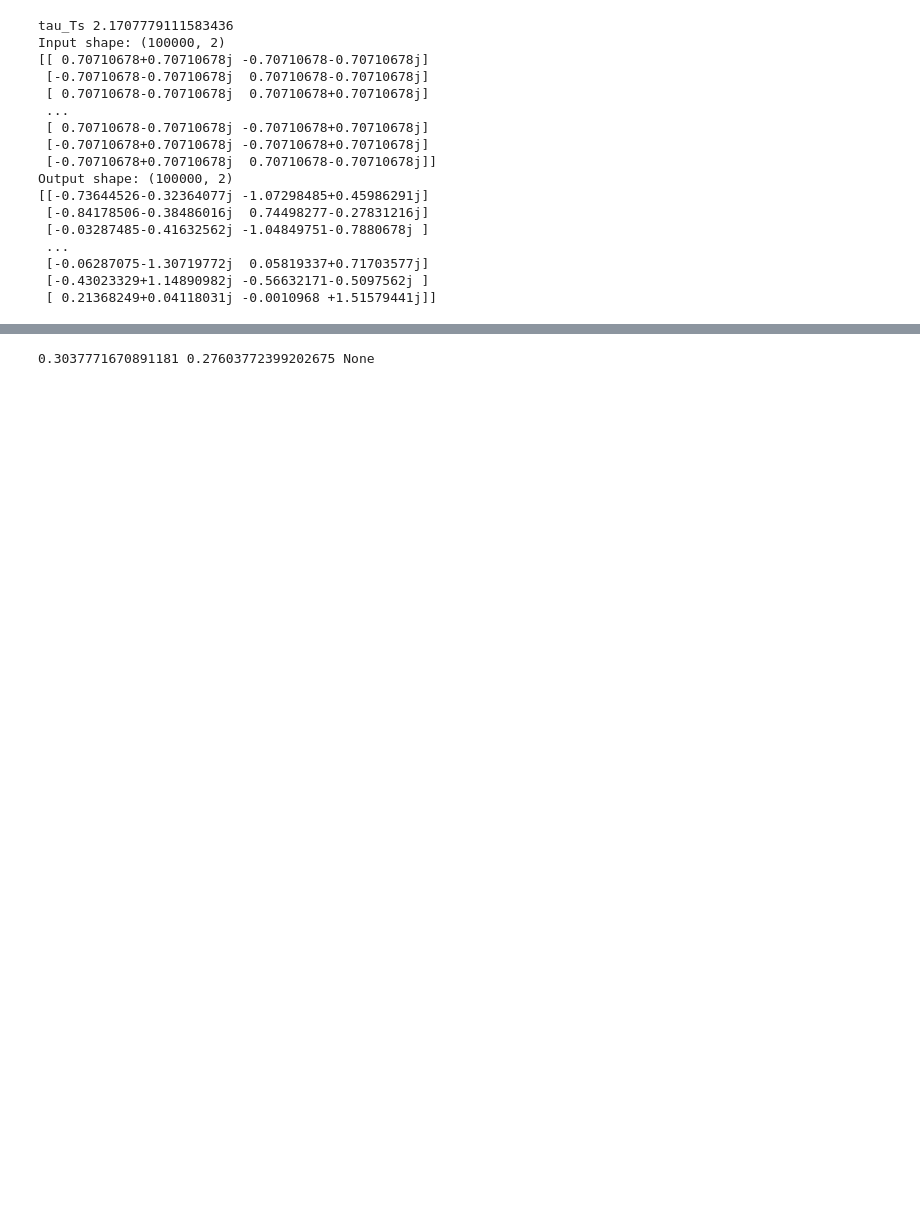
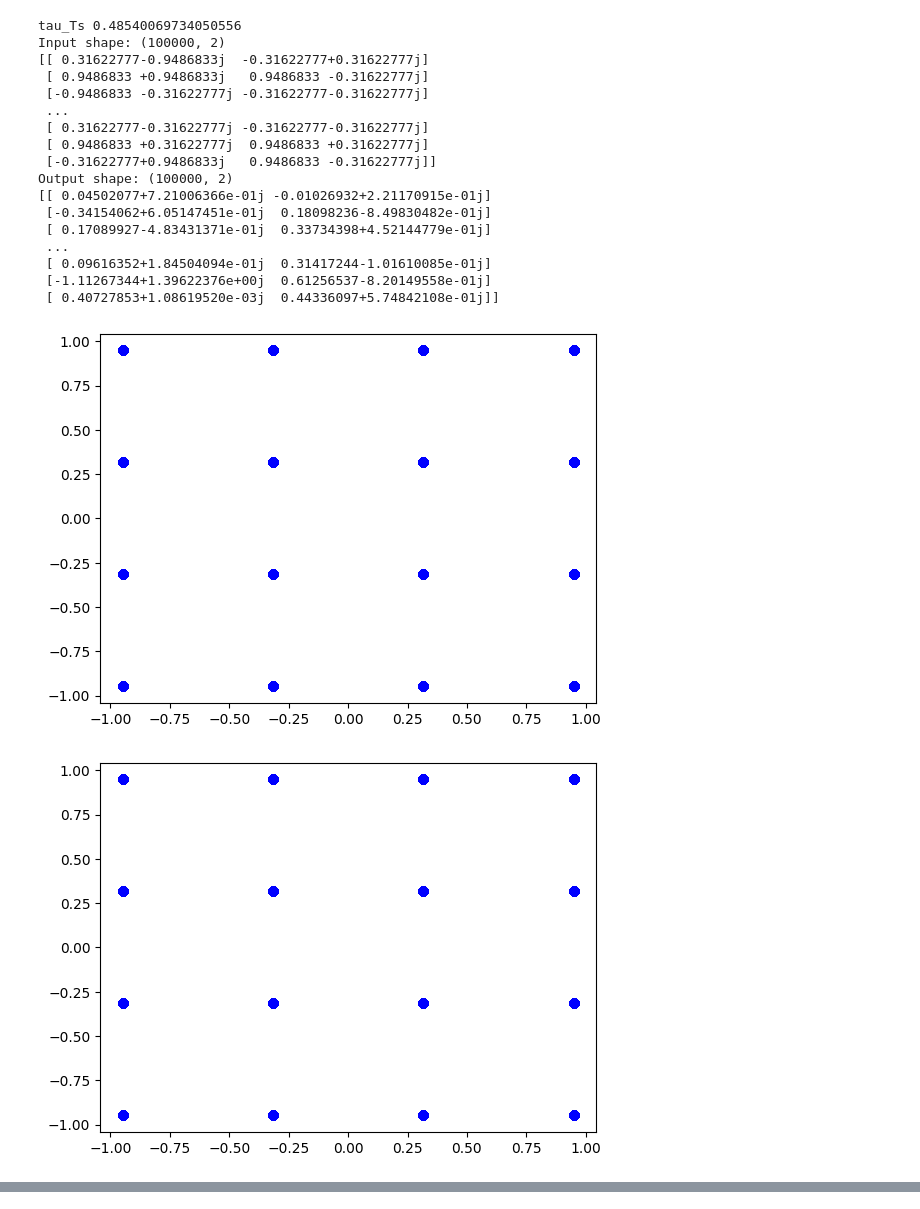
Before and after one commit to Denviser/RL-Project, a Jupyter notebook: DSP/cma_ucb.ipynb, the cells around one changed output, grey strips where cells are left out. Cells and saved outputs as stored; diff of their text form; code cells hidden in the pictures; blank space fills up the shorter version.

```diff
--- a/DSP/cma_ucb.ipynb
+++ b/DSP/cma_ucb.ipynb
@@ -44,47 +6,44 @@ def apply_pmd(E_in, DGD_ps_per_sqrt_km, L_m, N_sections, Rs, SpS):
 # %%
 N_symbols = 100000
-levels = np.array([-1, 1]) / np.sqrt(2)
-qam_symbols_x = (np.random.choice(levels, N_symbols) +
-               1j * np.random.choice(levels, N_symbols))
-qam_symbols_y = (np.random.choice(levels, N_symbols) +
-               1j * np.random.choice(levels, N_symbols))
 
-E_in = np.column_stack((qam_symbols_x, qam_symbols_y))  # shape (100, 2)
+E_in = cma_utils.gen_I_Q_16_qam(N_symbols)
 
 # check parameters with deepa ma'am
 num_taps = 3
 
 E_after_pmd = cma_utils.apply_pmd(
 E_in=E_in,
 # DGD_ps_per_sqrt_km=31.6, # typical mean DGD
 DGD_ps_per_sqrt_km=19.764,
 L_m=10000, # fiber length
-N_sections=1, # number of fiber sections
+N_sections=20, # number of fiber sections
 Rs=32e9, # 32 gbaud
-SpS=2 # samples per symbol
+SpS=4 # samples per symbol
 )
 
 print("Input shape:", E_in.shape)
 print(E_in)
 print("Output shape:", E_after_pmd.shape)
 print(E_after_pmd)
-#cma_utils.plot_constellation(E_in)
-#cma_utils.plot_constellation(E_after_pmd)
+cma_utils.plot_constellation(E_in)
+cma_utils.plot_constellation(E_after_pmd)
 # %% [output]
-tau_Ts 2.1707779111583436
+tau_Ts 0.48540069734050556
 Input shape: (100000, 2)
-[[ 0.70710678+0.70710678j -0.70710678-0.70710678j]
- [-0.70710678-0.70710678j  0.70710678-0.70710678j]
- [ 0.70710678-0.70710678j  0.70710678+0.70710678j]
+[[ 0.31622777-0.9486833j  -0.31622777+0.31622777j]
+ [ 0.9486833 +0.9486833j   0.9486833 -0.31622777j]
+ [-0.9486833 -0.31622777j -0.31622777-0.31622777j]
  ...
- [ 0.70710678-0.70710678j -0.70710678+0.70710678j]
- [-0.70710678+0.70710678j -0.70710678+0.70710678j]
- [-0.70710678+0.70710678j  0.70710678-0.70710678j]]
+ [ 0.31622777-0.31622777j -0.31622777-0.31622777j]
+ [ 0.9486833 +0.31622777j  0.9486833 +0.31622777j]
+ [-0.31622777+0.9486833j   0.9486833 -0.31622777j]]
 Output shape: (100000, 2)
-[[-0.73644526-0.32364077j -1.07298485+0.45986291j]
- [-0.84178506-0.38486016j  0.74498277-0.27831216j]
- [-0.03287485-0.41632562j -1.04849751-0.7880678j ]
+[[ 0.04502077+7.21006366e-01j -0.01026932+2.21170915e-01j]
+ [-0.34154062+6.05147451e-01j  0.18098236-8.49830482e-01j]
+ [ 0.17089927-4.83431371e-01j  0.33734398+4.52144779e-01j]
  ...
- [-0.06287075-1.30719772j  0.05819337+0.71703577j]
- [-0.43023329+1.14890982j -0.56632171-0.5097562j ]
- [ 0.21368249+0.04118031j -0.0010968 +1.51579441j]]
+ [ 0.09616352+1.84504094e-01j  0.31417244-1.01610085e-01j]
+ [-1.11267344+1.39622376e+00j  0.61256537-8.20149558e-01j]
+ [ 0.40727853+1.08619520e-03j  0.44336097+5.74842108e-01j]]
+[figure, added]
+[figure, added]
@@ -93,5 +56 @@ E_out, stats = cma_utils.vmcma_python(E_after_pmd, num_taps,mu_CMA=0.5e-4)
 pxx, pxy, pyx, pyy, cma_error, conv_symbol = stats['pxx'], stats['pyx'], stats['pyx'], stats['pyy'], stats['cma_error'], stats['convergence_symbol']
-# %%
-print(cma_error[99999], cma_error[99998], conv_symbol)
-# %% [output]
-0.3037771670891181 0.27603772399202675 None
```
Also changed, not shown: parts of 11 cells of this notebook, 1 other file.
